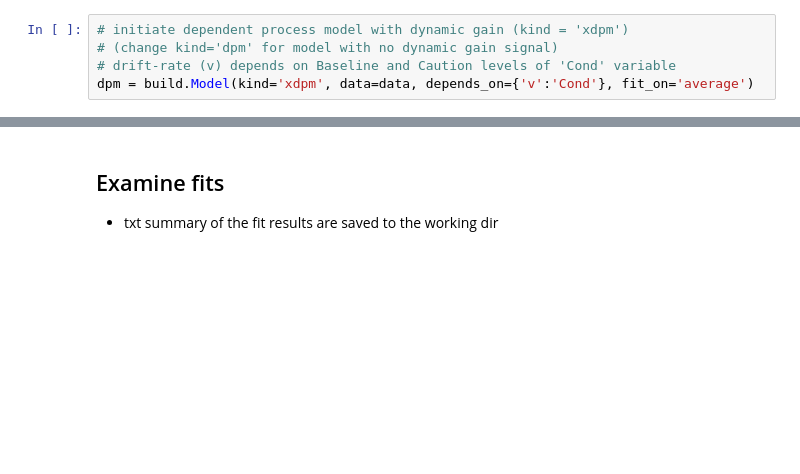
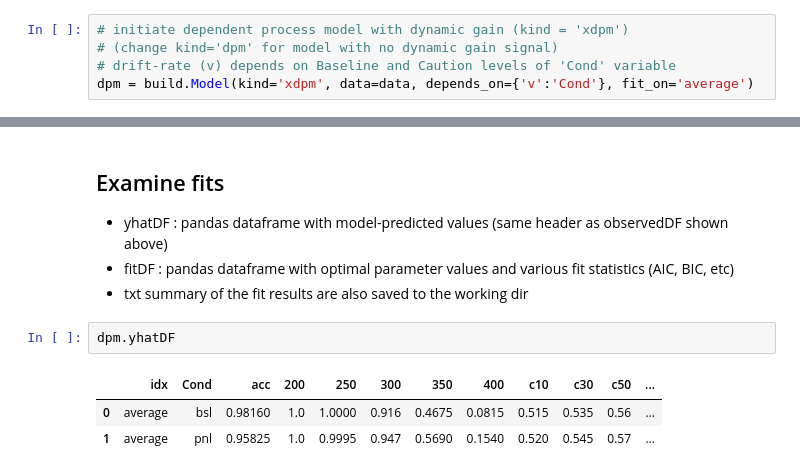
Before and after one commit to CoAxLab/radd, a Jupyter notebook: index.ipynb, the cells around one changed output, grey strips where cells are left out. Cells and saved outputs as stored; diff of their text form; blank space fills up the shorter version.

```diff
--- a/index.ipynb
+++ b/index.ipynb
@@ -71,3 +101,11 @@ Optimization terminated successfully.
 # %% [markdown]
 ## Examine fits
-* txt summary of the fit results are saved to the working dir
+* yhatDF : pandas dataframe with model-predicted values (same header as observedDF shown above)
+* fitDF : pandas dataframe with optimal parameter values and various fit statistics (AIC, BIC, etc)
+* txt summary of the fit results are also saved to the working dir
+# %%
+dpm.yhatDF
+# %% [output]
+|  | idx | Cond | acc | 200 | 250 | 300 | 350 | 400 | c10 | c30 | c50 | ... |
+| 0 | average | bsl | 0.98160 | 1.0 | 1.0000 | 0.916 | 0.4675 | 0.0815 | 0.515 | 0.535 | 0.56 | ... |
+| 1 | average | pnl | 0.95825 | 1.0 | 0.9995 | 0.947 | 0.5690 | 0.1540 | 0.520 | 0.545 | 0.57 | ... |
```
Also changed, not shown: parts of 16 cells of this notebook, 12 other files.
